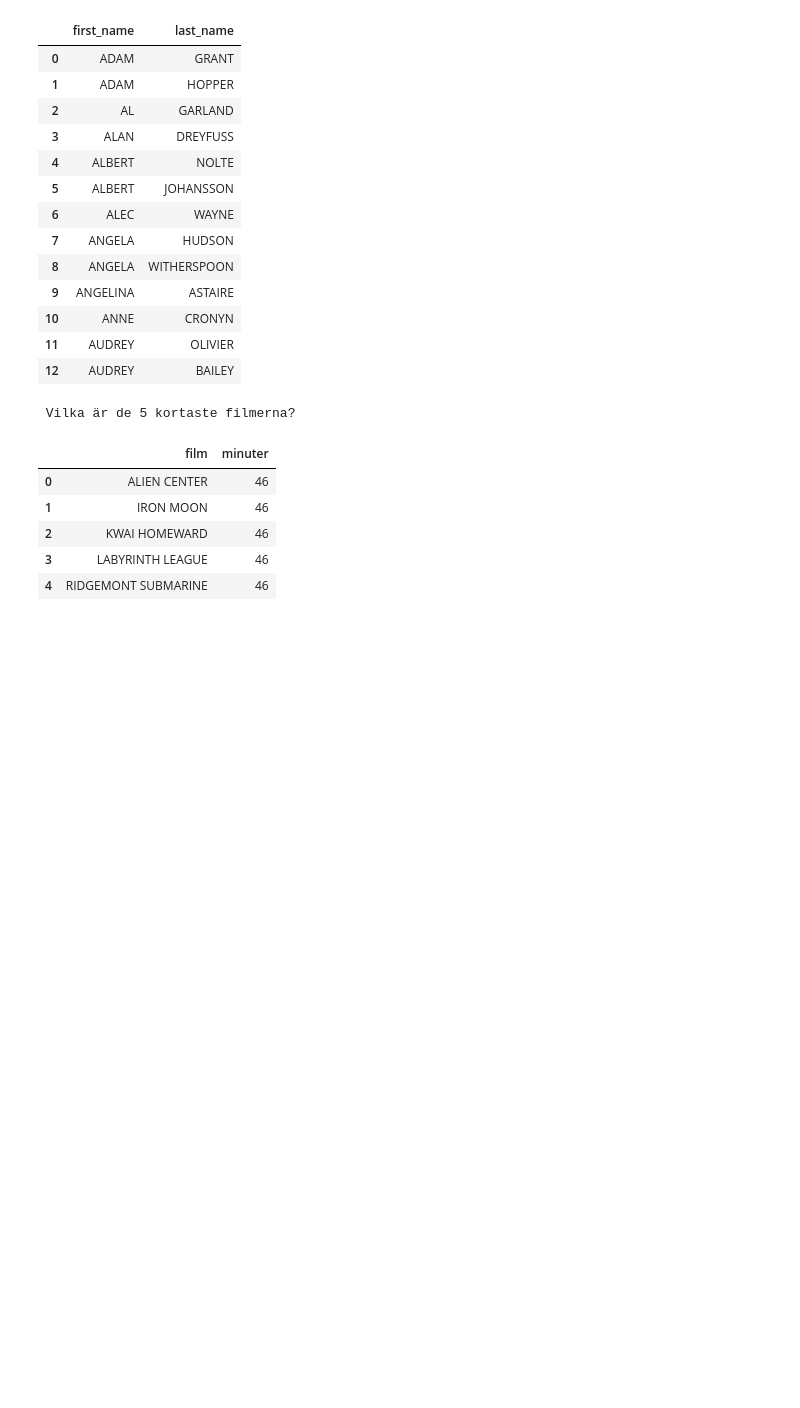
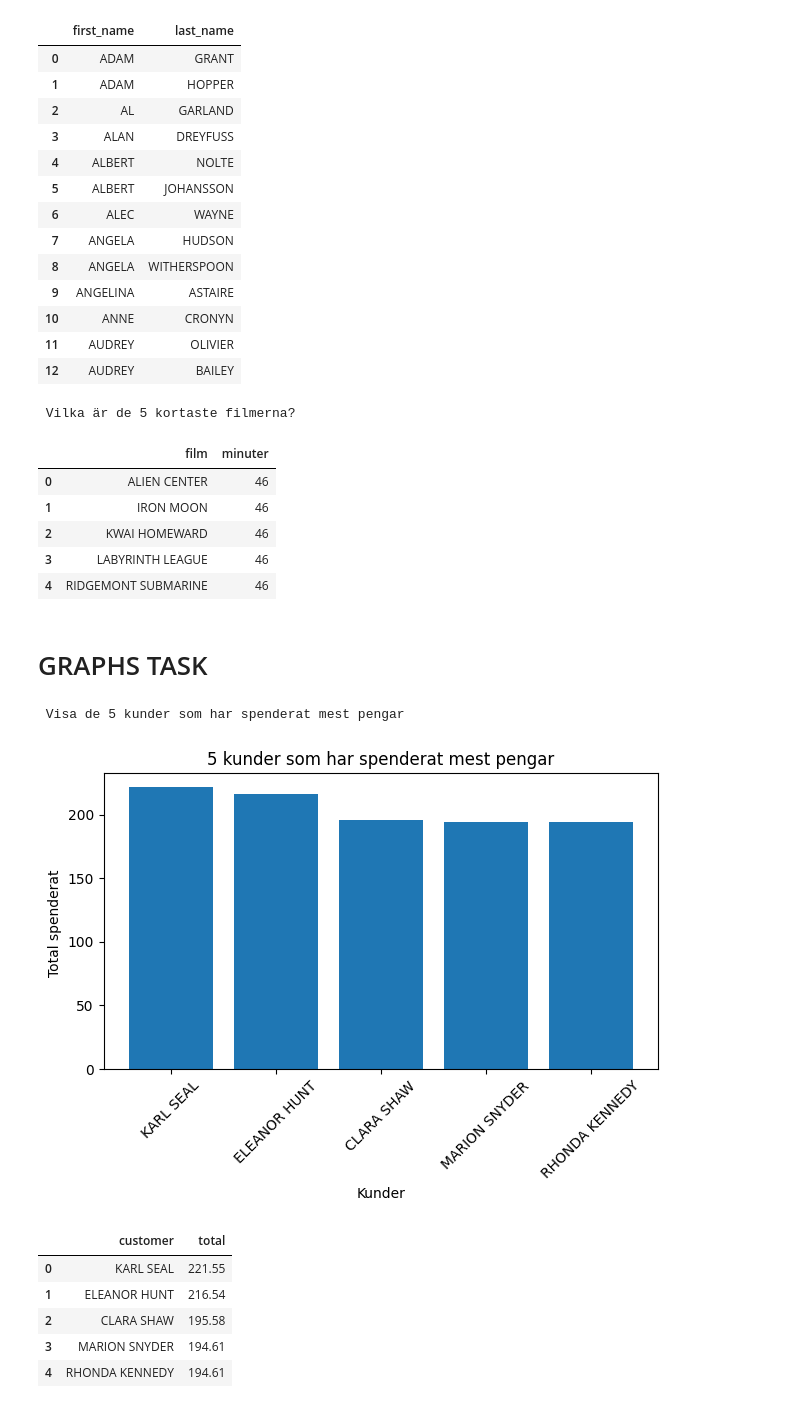
Before and after one commit to paulo20005/Paulo_sql1, a Jupyter notebook: tasks.ipynb, the cells around one changed output. Saved outputs shown, nothing was run; the diff lists cells and outputs as text; code cells hidden in the pictures; blank space fills up the shorter version.

Commit message:
klar med task 2a

```diff
--- a/tasks.ipynb
+++ b/tasks.ipynb
@@ -214,3 +213,39 @@ kortaste_filmer
 | 2 | KWAI HOMEWARD | 46 |
 | 3 | LABYRINTH LEAGUE | 46 |
 | 4 | RIDGEMONT SUBMARINE | 46 |
+# %% [markdown]
+# GRAPHS TASK
+# %%
+# Task 2a: Top 5 Kunder
+print(" Visa de 5 kunder som har spenderat mest pengar")
+with duckdb.connect(duckdb_path) as conn:
+    data = conn.execute("""
+SELECT
+    first_name || ' ' || last_name as customer,
+    SUM(amount) as total
+FROM customer, payment
+WHERE customer.customer_id = payment.customer_id
+GROUP BY customer.customer_id, first_name, last_name
+ORDER BY total DESC
+LIMIT 5;
+""").df()
+
+
+plt.bar(data['customer'], data['total'])
+plt.title('5 kunder som har spenderat mest pengar')
+plt.xlabel('Kunder')
+plt.ylabel('Total spenderat ')
+plt.xticks(rotation=45)
+plt.tight_layout()
+plt.show()
+
+data
+# %% [output]
+ Visa de 5 kunder som har spenderat mest pengar
+[figure, added]
+|  | customer | total |
+| 0 | KARL SEAL | 221.55 |
+| 1 | ELEANOR HUNT | 216.54 |
+| 2 | CLARA SHAW | 195.58 |
+| 3 | MARION SNYDER | 194.61 |
+| 4 | RHONDA KENNEDY | 194.61 |
```
Also changed, not shown: parts of 1 cell of this notebook.
